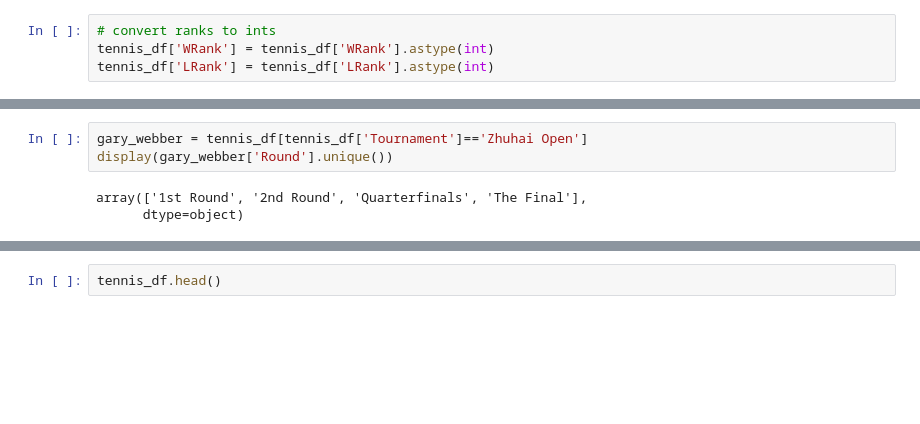
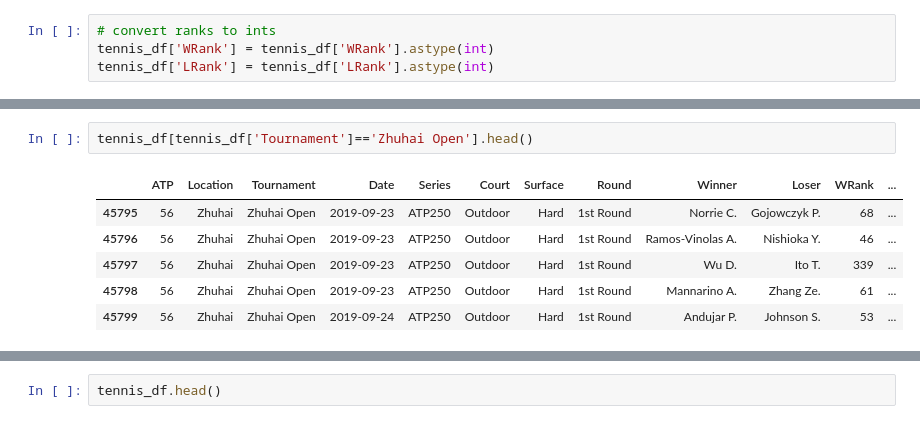
Before and after one commit to rielaben/Tennis_Modeling, a Jupyter notebook: data_aggregating.ipynb, the cells around one changed output, grey strips where cells are left out. Drawn from its saved outputs; the diff is of its cells as text; blank space fills up the shorter version.

```diff
--- a/data_aggregating.ipynb
+++ b/data_aggregating.ipynb
@@ -168,6 +245,9 @@ dtype: object
 # %%
-gary_webber = tennis_df[tennis_df['Tournament']=='Zhuhai Open']
-display(gary_webber['Round'].unique())
+tennis_df[tennis_df['Tournament']=='Zhuhai Open'].head()
 # %% [output]
-array(['1st Round', '2nd Round', 'Quarterfinals', 'The Final'],
-      dtype=object)
+|  | ATP | Location | Tournament | Date | Series | Court | Surface | Round | Winner | Loser | WRank | ... |
+| 45795 | 56 | Zhuhai | Zhuhai Open | 2019-09-23 | ATP250 | Outdoor | Hard | 1st Round | Norrie C. | Gojowczyk P. | 68 | ... |
+| 45796 | 56 | Zhuhai | Zhuhai Open | 2019-09-23 | ATP250 | Outdoor | Hard | 1st Round | Ramos-Vinolas A. | Nishioka Y. | 46 | ... |
+| 45797 | 56 | Zhuhai | Zhuhai Open | 2019-09-23 | ATP250 | Outdoor | Hard | 1st Round | Wu D. | Ito T. | 339 | ... |
+| 45798 | 56 | Zhuhai | Zhuhai Open | 2019-09-23 | ATP250 | Outdoor | Hard | 1st Round | Mannarino A. | Zhang Ze. | 61 | ... |
+| 45799 | 56 | Zhuhai | Zhuhai Open | 2019-09-24 | ATP250 | Outdoor | Hard | 1st Round | Andujar P. | Johnson S. | 53 | ... |
```
Also changed, not shown: parts of 24 cells of this notebook, 1 other file.
